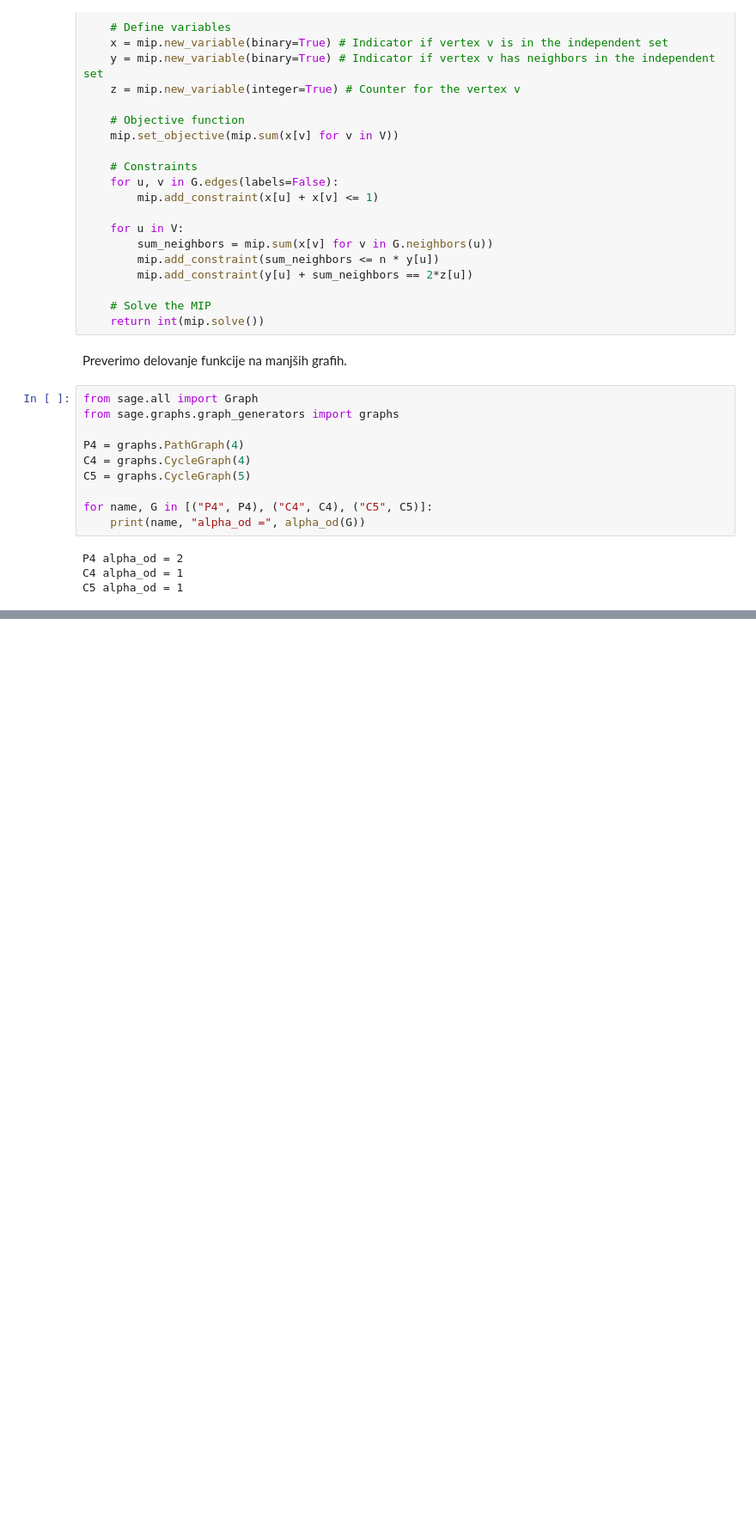
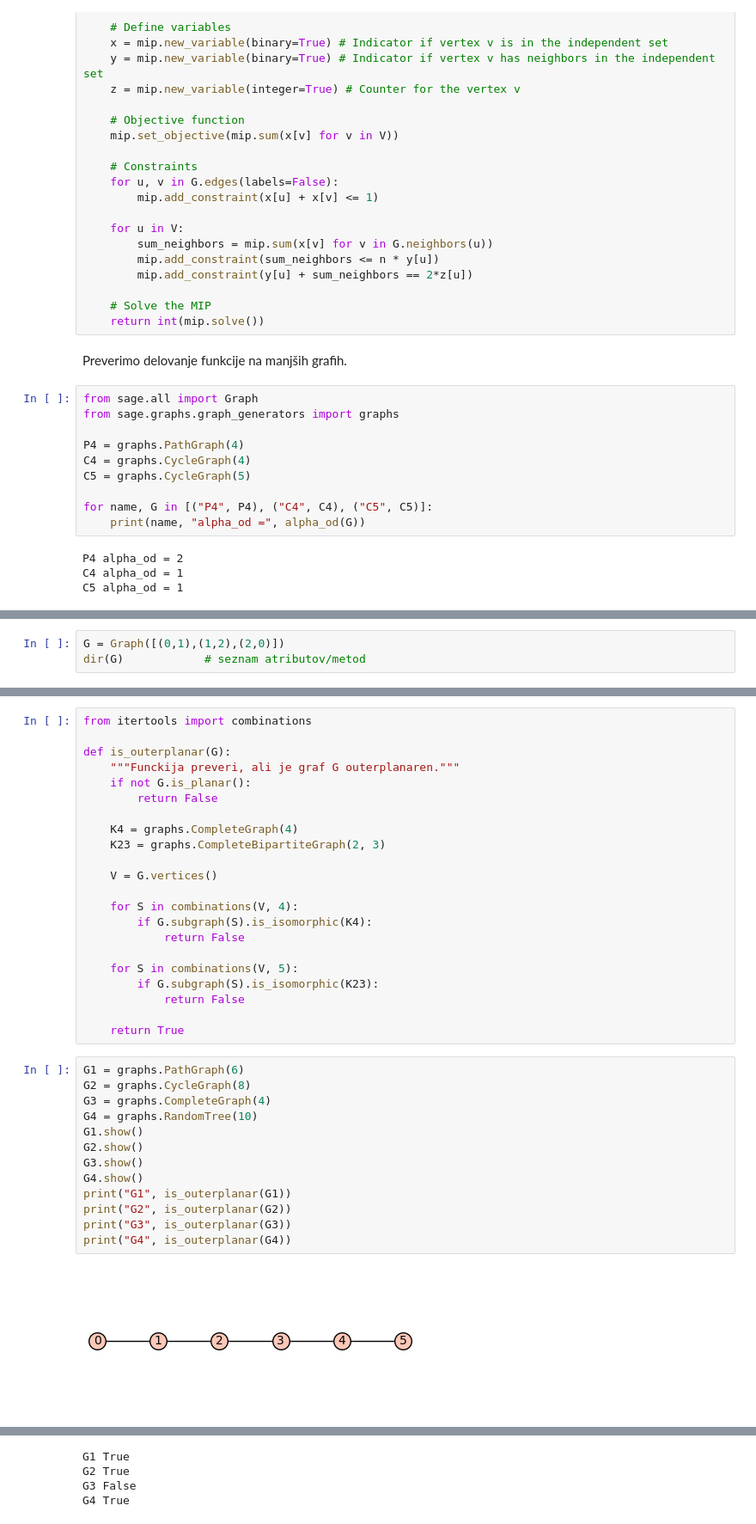
Before and after one commit to JureKra/Projekt-FP, a Jupyter notebook: main.ipynb, the cells around one changed output, grey strips where cells are left out. Shown at 86% size. Cells and saved outputs as stored; diff of their text form; blank space fills up the shorter version.

```diff
--- a/main.ipynb
+++ b/main.ipynb
@@ -58,0 +104,3 @@ C5 alpha_od = 1
+# %%
+G = Graph([(0,1),(1,2),(2,0)])
+dir(G)            # seznam atributov/metod
@@ -58,0 +132,37 @@ C5 alpha_od = 1
+# %%
+from itertools import combinations
+
+def is_outerplanar(G):
+    """Funckija preveri, ali je graf G outerplanaren."""
+    if not G.is_planar():
+        return False
+
+    K4 = graphs.CompleteGraph(4)
+    K23 = graphs.CompleteBipartiteGraph(2, 3)
+
+    V = G.vertices()
+
+    for S in combinations(V, 4):
+        if G.subgraph(S).is_isomorphic(K4):
+            return False
+
+    for S in combinations(V, 5):
+        if G.subgraph(S).is_isomorphic(K23):
+            return False
+
+    return True
+# %%
+G1 = graphs.PathGraph(6)
+G2 = graphs.CycleGraph(8)
+G3 = graphs.CompleteGraph(4)
+G4 = graphs.RandomTree(10)
+G1.show()
+G2.show()
+G3.show()
+G4.show()
+print("G1", is_outerplanar(G1))
+print("G2", is_outerplanar(G2))
+print("G3", is_outerplanar(G3))
+print("G4", is_outerplanar(G4))
+# %% [output]
+[figure, added]
@@ -58,0 +172,4 @@ C5 alpha_od = 1
+G1 True
+G2 True
+G3 False
+G4 True
```
Also changed, not shown: parts of 9 cells of this notebook.
